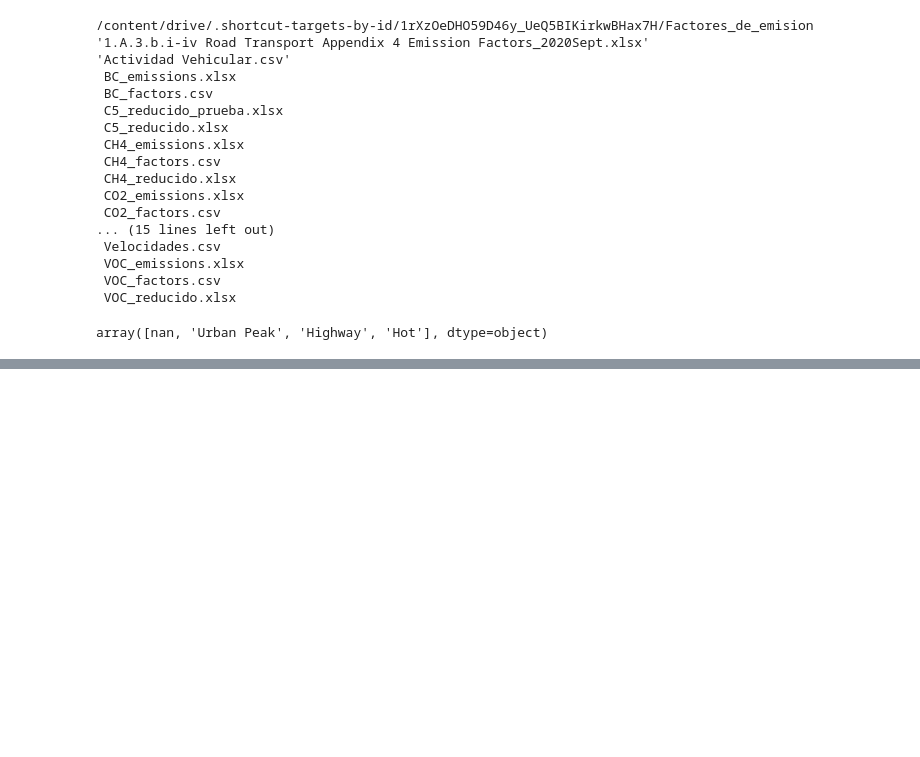
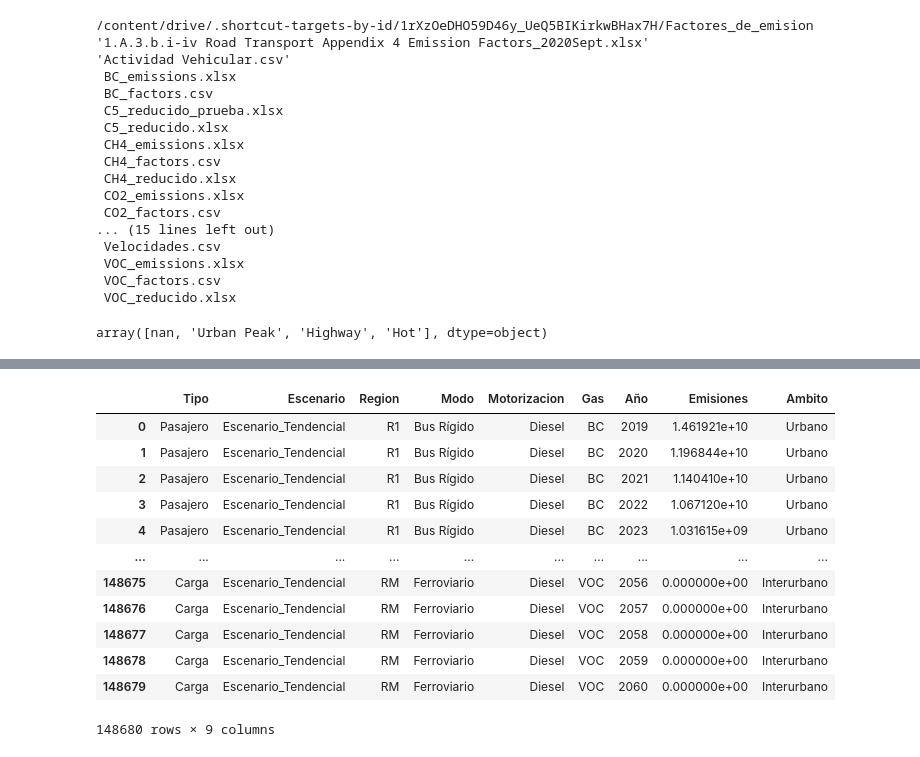
Before and after one commit to Ignvz/copert_5, a Jupyter notebook: Factores_emision.ipynb, the cells around one changed output, grey strips where cells are left out. Cells and saved outputs as stored; diff of their text form; code cells hidden in the pictures; blank space fills up the shorter version.

```diff
--- a/Factores_emision.ipynb
+++ b/Factores_emision.ipynb
@@ -233,0 +326,17 @@ for file in Archivos:
+# %%
+df = pd.read_pickle("emisiones.pkl")
+df
+# %% [output]
+|  | Tipo | Escenario | Region | Modo | Motorizacion | Gas | Año | Emisiones | Ambito |
+| 0 | Pasajero | Escenario_Tendencial | R1 | Bus Rígido | Diesel | BC | 2019 | 1.461921e+10 | Urbano |
+| 1 | Pasajero | Escenario_Tendencial | R1 | Bus Rígido | Diesel | BC | 2020 | 1.196844e+10 | Urbano |
+| 2 | Pasajero | Escenario_Tendencial | R1 | Bus Rígido | Diesel | BC | 2021 | 1.140410e+10 | Urbano |
+| 3 | Pasajero | Escenario_Tendencial | R1 | Bus Rígido | Diesel | BC | 2022 | 1.067120e+10 | Urbano |
+| 4 | Pasajero | Escenario_Tendencial | R1 | Bus Rígido | Diesel | BC | 2023 | 1.031615e+09 | Urbano |
+| ... | ... | ... | ... | ... | ... | ... | ... | ... | ... |
+| 148675 | Carga | Escenario_Tendencial | RM | Ferroviario | Diesel | VOC | 2056 | 0.000000e+00 | Interurbano |
+| 148676 | Carga | Escenario_Tendencial | RM | Ferroviario | Diesel | VOC | 2057 | 0.000000e+00 | Interurbano |
+| 148677 | Carga | Escenario_Tendencial | RM | Ferroviario | Diesel | VOC | 2058 | 0.000000e+00 | Interurbano |
+| 148678 | Carga | Escenario_Tendencial | RM | Ferroviario | Diesel | VOC | 2059 | 0.000000e+00 | Interurbano |
+| 148679 | Carga | Escenario_Tendencial | RM | Ferroviario | Diesel | VOC | 2060 | 0.000000e+00 | Interurbano |
+148680 rows × 9 columns
```
Also changed, not shown: parts of 11 cells of this notebook, 10 other files.
